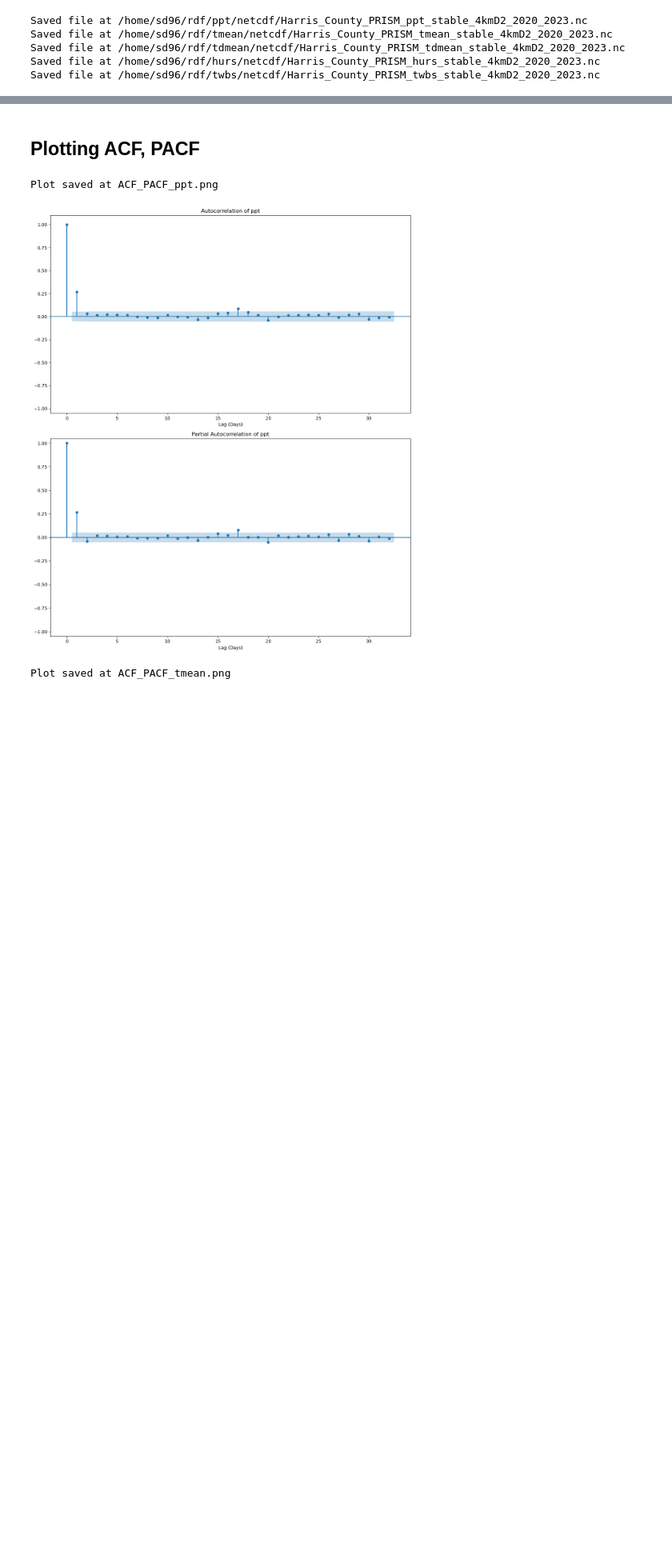
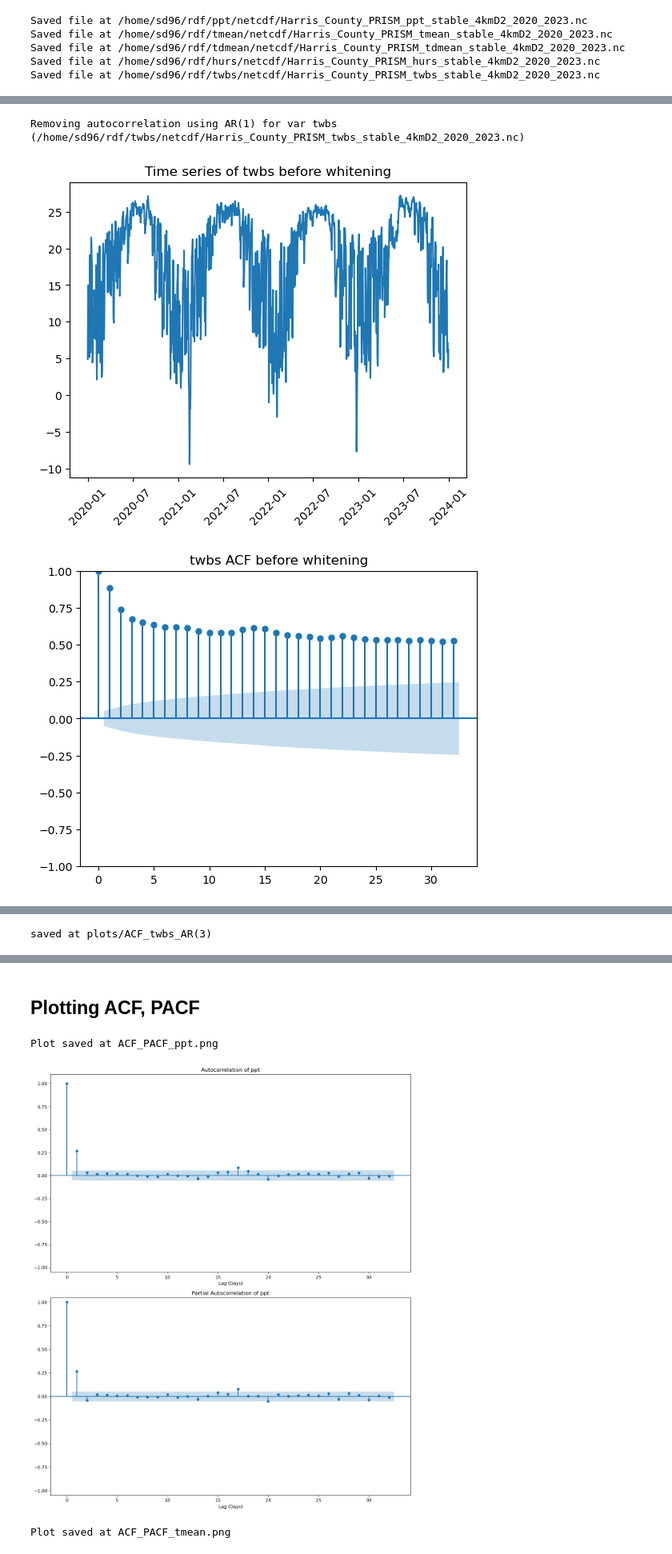
Before and after one commit to sd9616/wastewater, a Jupyter notebook: Daily_PRISM_netcdf_calc_twbs.ipynb, the cells around one changed output, grey strips where cells are left out. Shown at 80% size. Saved outputs shown, nothing was run; the diff lists cells and outputs as text; code cells hidden in the pictures; blank space fills up the shorter version.

```diff
--- a/Daily_PRISM_netcdf_calc_twbs.ipynb
+++ b/Daily_PRISM_netcdf_calc_twbs.ipynb
@@ -1235,0 +1417,79 @@ Coordinates:
+# %%
+from statsmodels.tsa.ar_model import AutoReg
+import matplotlib.pyplot as plt
+from statsmodels.graphics.tsaplots import plot_acf
+from statsmodels.tsa.stattools import acovf
+from scipy.linalg import toeplitz
+
+var = 'twbs'
+file_path = os.path.join(home, var, 'netcdf' , f'Harris_County_PRISM_{var}_stable_4km{daily}_{years[0]}_{years[-1]}.nc')
+
+print(f"Removing autocorrelation using AR(1) for var {var} ({file_path})")
+
+# Open file and get values
+ds = xr.open_dataset(file_path)
+da = ds[var]
+ts = da.values
+
+# Plot time series
+plt.plot(da.time, ts)
+plt.title(f"Time series of {var} before whitening")
+plt.xticks(rotation=45)
+plt.show()
+
+plot_acf(ts)
+plt.title(f"{var} ACF before whitening")
+plt.savefig(f'plots/ACF_{var}')
+plt.show()
+
+plot_pacf(ts)
+plt.title(f"{var} PACF before whitening")
+plt.show()
+
+# Fit AR model
+lags=3
+model = AutoReg(ts, lags=lags)
+fit = model.fit()
+
+# Get residuals
+whitened_ts = fit.resid
+
+print(whitened_ts)
+# Saving
+file_path = os.path.join(home, var, 'netcdf' , f'Harris_County_PRISM_{var}_stable_4km{daily}_{years[0]}_{years[-1]}_whitened_AR_{lags}.nc')
+
+if os.path.exists(file_path):
+    os.remove(file_path)
+
+da_whitened = xr.DataArray(
+    data=whitened_ts,
+    coords={"time": da.time[lags:]},
+    dims="time",
+    name=f"whitened_{var}_AR({lags})"
+)
+
+# Save to NetCDF
+da_whitened.to_netcdf(file_path)
+print(f"Saved whitened array at {file_path}")
+print(max(da.time), min(da.time))
+
+
+plt.plot(da.time[lags:], whitened_ts)
+plt.title(f"Time series of {var} after whitening AR({lags})")
+plt.xticks(rotation=45)
+plt.show()
+
+# # Plot ACF of whitened series
+plot_acf(whitened_ts)
+plt.title(f"{var} ACF after whitening AR({lags})")
+plt.savefig(f'plots/ACF_{var}_AR({lags})')
+print(f'saved at plots/ACF_{var}_AR({lags})')
+plt.show()
+
+plot_pacf(whitened_ts)
+plt.title(f"{var} PACF after whitening AR({lags})")
+plt.show()
+# %% [output]
+Removing autocorrelation using AR(1) for var twbs (/home/sd96/rdf/twbs/netcdf/Harris_County_PRISM_twbs_stable_4kmD2_2020_2023.nc)
+[figure, added]
+[figure, added]
@@ -1235,0 +1508 @@ Coordinates:
+saved at plots/ACF_twbs_AR(3)
```
Also changed, not shown: parts of 19 cells of this notebook.
